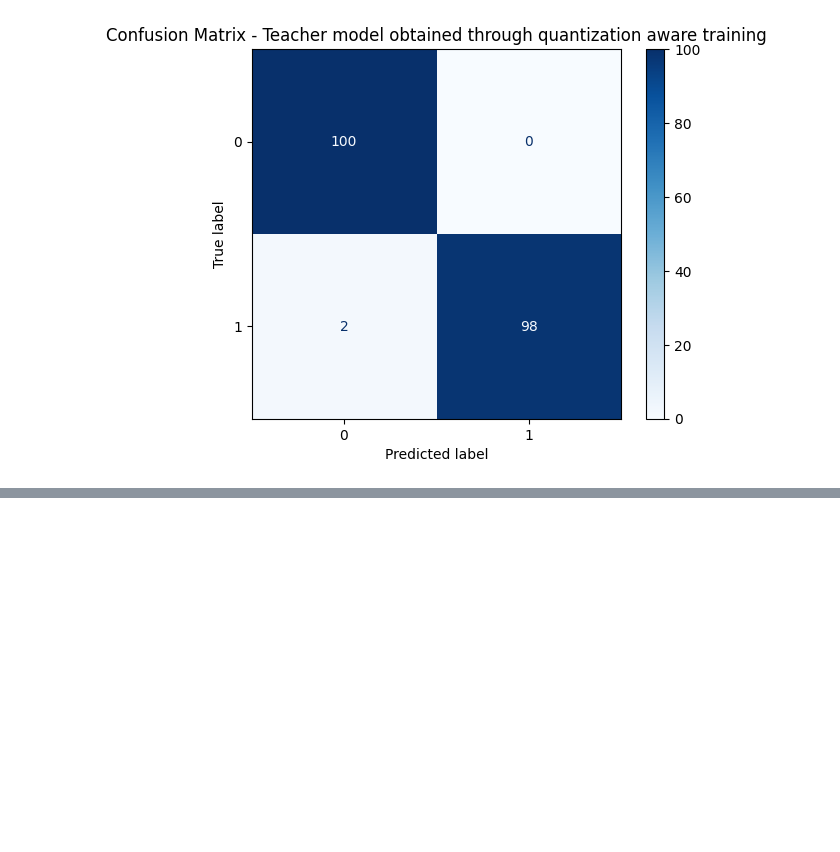
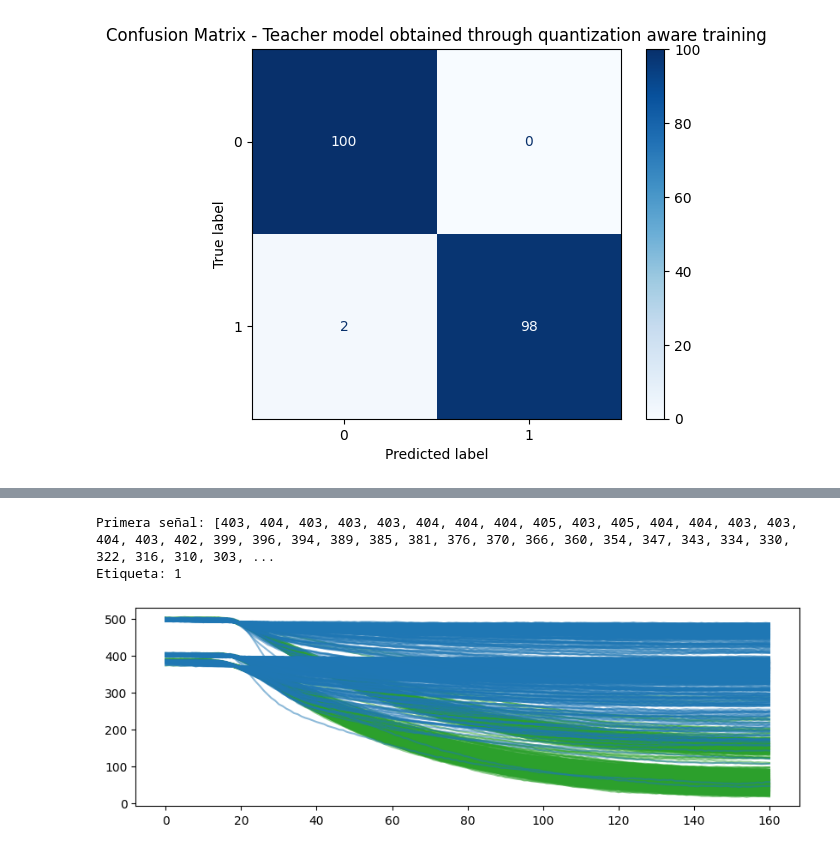
Before and after one commit to fabioc9675/FPGA_ml4hls_prj, a Jupyter notebook: PythonModel/Scripts/ml_inference.ipynb, the cells around one changed output, grey strips where cells are left out. Cells and saved outputs as stored; diff of their text form; code cells hidden in the pictures; blank space fills up the shorter version.

Commit message:
Test of inference with different datasets

```diff
--- a/PythonModel/Scripts/ml_inference.ipynb
+++ b/PythonModel/Scripts/ml_inference.ipynb
@@ -265,0 +266,30 @@ plt.show()
+# %%
+# Cargar el archivo test.csv
+df = pd.read_csv('../dataset/test.csv')
+#df = shuffle(df)
+
+# Separar señales y etiquetas
+X_signals = df.drop('class', axis=1)   # Todas las columnas menos 'class'
+y_labels = df['class']                 # Solo la columna 'class'
+
+# Ejemplo: obtener la primera señal y su etiqueta
+signal = X_signals.iloc[0].values.tolist()      # Señal como array
+label = y_labels.iloc[0]                        # Etiqueta
+
+print("Primera señal:", signal)
+print("Etiqueta:", label)
+# %% [output]
+Primera señal: [403, 404, 403, 403, 403, 404, 404, 404, 405, 403, 405, 404, 404, 403, 403, 404, 403, 402, 399, 396, 394, 389, 385, 381, 376, 370, 366, 360, 354, 347, 343, 334, 330, 322, 316, 310, 303, ...
+Etiqueta: 1
+# %%
+plt.figure(figsize=(10,3))
+
+for i in range(0,len(X_signals)):
+    if y_labels.iloc[i] == 0: # Gamma
+        plt.plot(X_signals.iloc[i].values.tolist(), color='tab:blue', alpha=0.5, label='Gamma' if i == 0 else "")
+        #plt.fill_between(X_signals.iloc[i].values.tolist(), X_signals.iloc[i].values.tolist()-10, color='tab:gray', alpha=0.05)  # Sombra pequeña
+    elif y_labels.iloc[i] == 1: # Neutron
+        plt.plot(X_signals.iloc[i].values.tolist(), color='tab:green', alpha=0.5, label='Neutron' if i == 0 else "")
+        #plt.fill_between(X_signals.iloc[i].values.tolist(), X_signals.iloc[i].values.tolist()-10, color='tab:gray', alpha=0.05)  # Sombra pequeña
+# %% [output]
+[figure, added]
```
Also changed, not shown: parts of 4 cells of this notebook, 1 other file.
